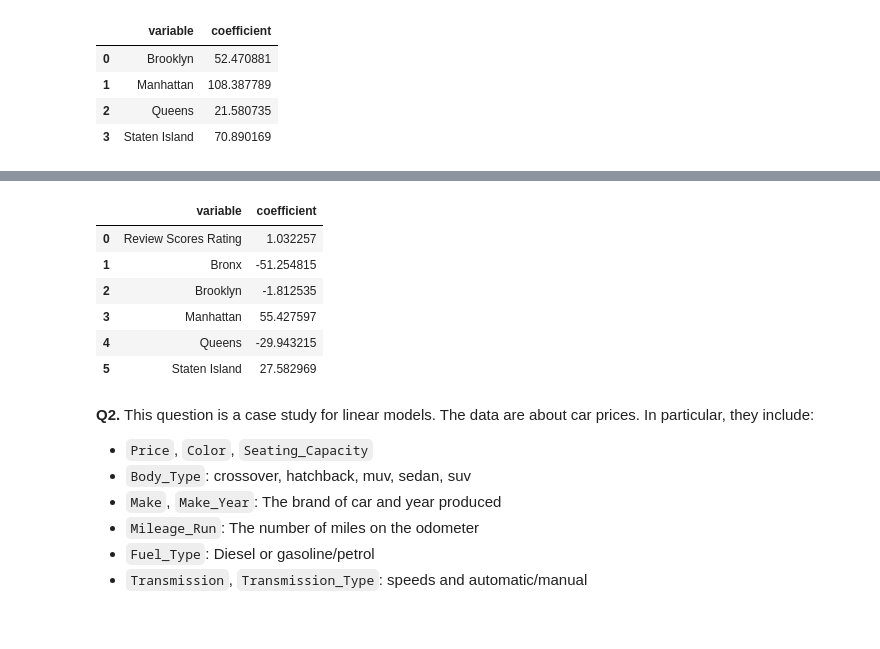
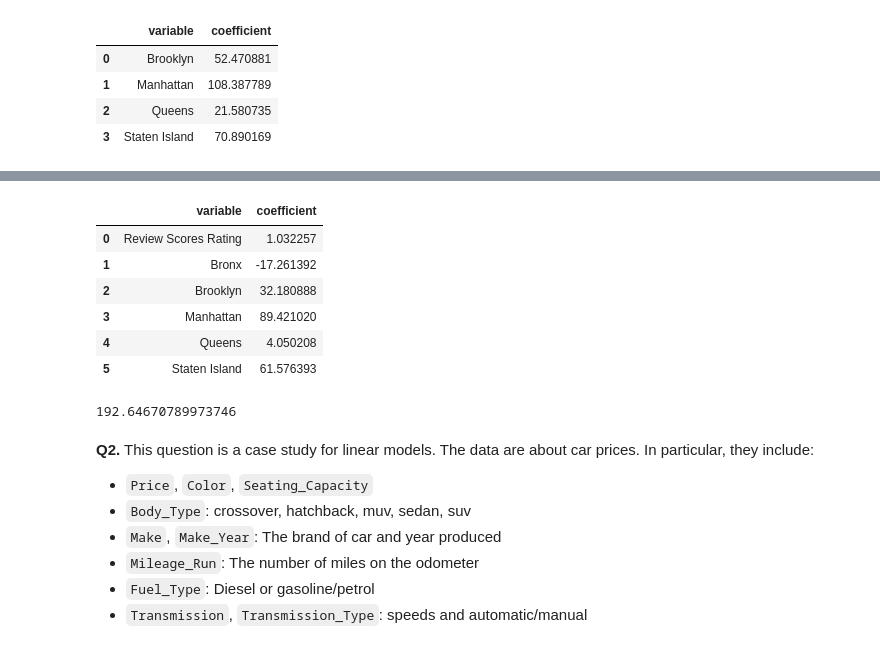
Before and after one commit to natalieassaad/linearRegression, a Jupyter notebook: assignment.ipynb, the cells around one changed output, grey strips where cells are left out. Saved outputs shown, nothing was run; the diff lists cells and outputs as text; code cells hidden in the pictures.

```diff
--- a/assignment.ipynb
+++ b/assignment.ipynb
@@ -124,28 +124,28 @@ Intercept:  75.27649769585331
 # 4. Split the sample 80/20 into a training and a test set. Run a regression of Price on Review Scores Rating and Neighbourhood.
 # What is the  𝑅2  and RMSE on the test set? What is the coefficient on Review Scores Rating? What is the most expensive kind of property you can rent?
 # %%
+from sklearn.model_selection import train_test_split
+from sklearn.linear_model import LinearRegression
+
 # Split the sample:
 y = df['Price']
 X = df[['Review Scores Rating', 'Neighbourhood ']]
 
-from sklearn.model_selection import train_test_split
 X_train, X_test, y_train, y_test = train_test_split(X,y, # Feature and target variables
                                                     test_size=.2, # Split the sample 80 train/ 20 test
                                                     random_state=100) # For replication purposes
-
 Z_train = pd.concat([X_train['Review Scores Rating'],
                      pd.get_dummies(X_train['Neighbourhood '], dtype='int')], axis = 1)
 Z_test = pd.concat([X_test['Review Scores Rating'],
                     pd.get_dummies(X_test['Neighbourhood '], dtype='int')], axis = 1)
 
-from sklearn.linear_model import LinearRegression # Import linear regression model
-reg = LinearRegression().fit(Z_train, y_train) # Fit the linear model
+reg = LinearRegression(fit_intercept=False).fit(Z_train, y_train) # Fit the linear model without the
 
 y_hat = reg.predict(Z_test)
 print('Rsq: ', reg.score(Z_test,y_test)) # R2
 rmse = np.sqrt( np.mean( (y_test - y_hat)**2 ))
 print('RMSE: ', rmse) # R2
-
 results = pd.DataFrame({'variable':reg.feature_names_in_, 'coefficient': reg.coef_}) # Regression coefficients
+print('Review Scores Rating coefficient: ', results.loc[0,'coefficient'])
 results
 # %% [output]
@@ -154,10 +155,17 @@ RMSE:  125.01092061382931
 |  | variable | coefficient |
 | 0 | Review Scores Rating | 1.032257 |
-| 1 | Bronx | -51.254815 |
-| 2 | Brooklyn | -1.812535 |
-| 3 | Manhattan | 55.427597 |
-| 4 | Queens | -29.943215 |
-| 5 | Staten Island | 27.582969 |
+| 1 | Bronx | -17.261392 |
+| 2 | Brooklyn | 32.180888 |
+| 3 | Manhattan | 89.421020 |
+| 4 | Queens | 4.050208 |
+| 5 | Staten Island | 61.576393 |
+# %%
+# multiple the review scores rating coefficient value by 100, then add the Manhattan coefficient value to that
+print((results.loc[0,'coefficient']*100)+(results.loc[3,'coefficient']))
+
+# The most expensive property you can rent is in Manhattan, for $192.65.
+# %% [output]
+192.64670789973746
 # %%
 # 5. Split the sample 80/20 into a training and a test set. Run a regression of Price on Review Scores Rating and Neighbourhood and Property Type.
 # What is the  𝑅2  and RMSE on the test set? What is the coefficient on Review Scores Rating? What is the most expensive kind of property you can rent?
```
Also changed, not shown: parts of 1 cell of this notebook.
